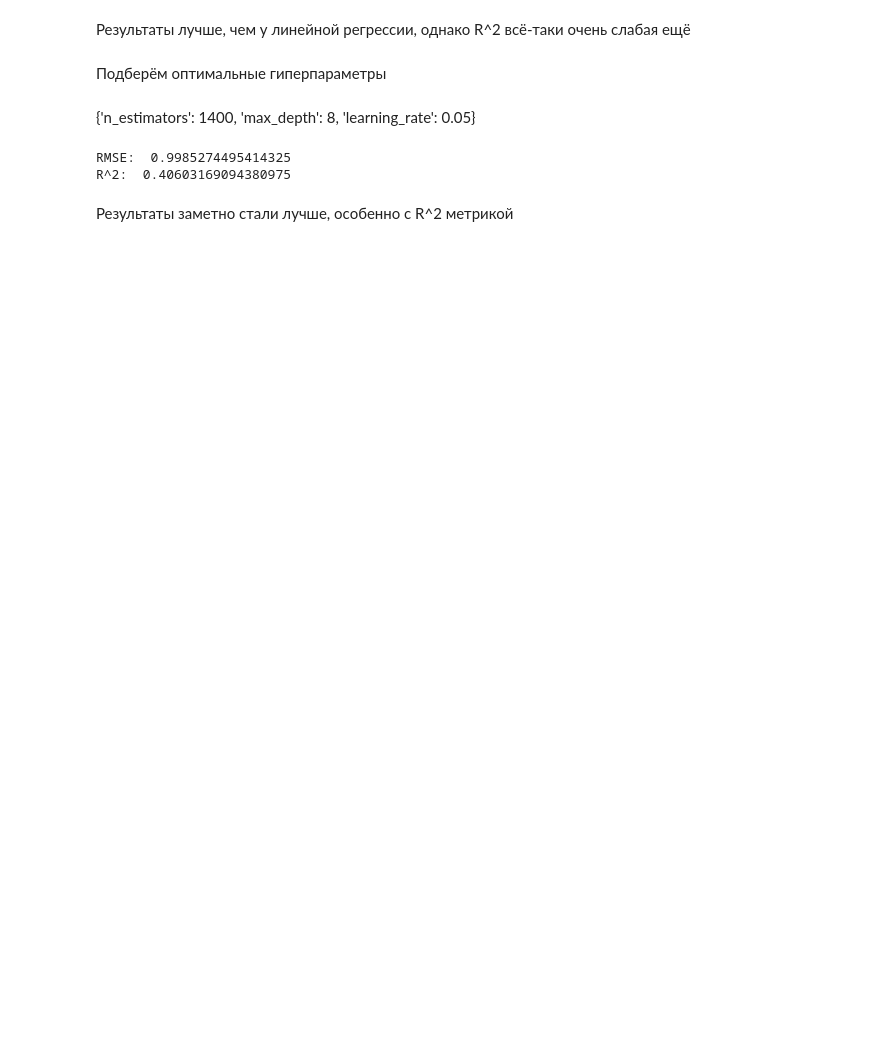
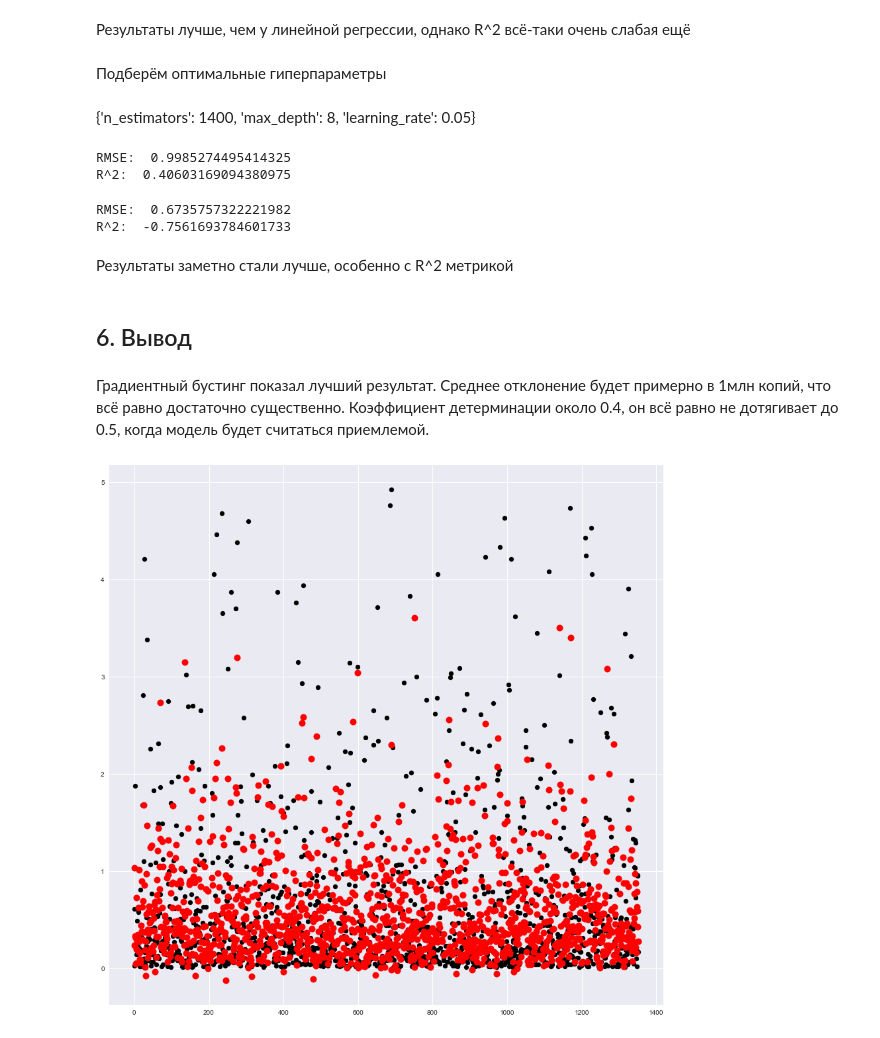
Before and after one commit to Dadypool/DS_project, a Jupyter notebook: Games.ipynb, the cells around one changed output. Saved outputs shown, nothing was run; the diff lists cells and outputs as text; code cells hidden in the pictures; blank space fills up the shorter version.

Commit message:
Updated data selecting

```diff
--- a/Games.ipynb
+++ b/Games.ipynb
@@ -503,10 +483,7 @@ data.reset_index(inplace=True, drop=True)
 num_cols = [
     'Critic_Score',
     'Critic_Count',
-    'User_Score',
-    'User_Count',
     'Year_of_Release',
-    'Fame'
 ]
 
 # Категориальные признаки
@@ -514,14 +491,10 @@ cat_cols = [
     'Platform',
     'Genre',
     'Rating',
-]
-
-# Строковые признаки
-str_cols = [
-    'Name',
+    'Publisher',
     'Developer'
 ]
 
-target_col = 'Global_Sales' # Будем пресказывать только мировые продажи
+target_col = 'Global_Sales' # Будем предсказывать только мировые продажи
 # %% [markdown]
 Закодируем категориальные признаки с помощью one-hot encoding
@@ -668,7 +653,7 @@ R^2:  0.09299571924747818
 # %%
 from catboost import CatBoostRegressor
 # %%
-data_catboost = X.copy()
+data_catboost = data.copy()
 y = data_catboost[target_col]
-X = data_catboost[num_cols+cat_cols_new+str_cols]
-X_train_boost, X_valid_boost, y_train_boost, y_valid_boost = train_test_split(X, y, test_size=.2, random_state=42)
+X = data_catboost[num_cols+cat_cols]
+X_train_boost, X_test_boost, y_train_boost, y_test_boost = train_test_split(X, y, test_size=.2, random_state=42)
@@ -677,8 +660,8 @@ IndexError: only integers, slices (`:`), ellipsis (`...`), numpy.newaxis (`None`
 # %%
-boosting_model = CatBoostRegressor(cat_features=cat_cols_new, text_features=str_cols, silent=True)
+boosting_model = CatBoostRegressor(cat_features=cat_cols, silent=True)
+boosting_model.fit(X_train_boost, y_train_boost)
+y_pred_boost = boosting_model.predict(X_test_boost)
 
-boosting_model.fit(X_train_boost, y_train_boost)
-
-print('RMSE: ', sqrt(mean_squared_error(boosting_model.predict(X_valid_boost), y_valid_boost)))
-print('R^2: ', r2_score(boosting_model.predict(X_valid_boost), y_valid_boost))
+print('RMSE: ', sqrt(mean_squared_error(y_pred_boost, y_test_boost)))
+print('R^2: ', r2_score(y_pred_boost, y_test_boost))
 # %% [output]
@@ -714,5 +697,28 @@ print('R^2: ', r2_score(best_boosting_model.predict(X_valid_boost), y_valid_boos
 # %% [output]
 RMSE:  0.9985274495414325
 R^2:  0.40603169094380975
+# %%
+best_boosting_model = CatBoostRegressor(cat_features=cat_cols, silent=True,
+                                       n_estimators=1400, max_depth=8, learning_rate=0.05)
+best_boosting_model.fit(X_train_boost, y_train_boost)
+y_pred_opt_boost = best_boosting_model.predict(X_test_boost)
+
+print('RMSE: ', sqrt(mean_squared_error(y_pred_opt_boost, y_test_boost)))
+print('R^2: ', r2_score(y_pred_opt_boost, y_test_boost))
+# %% [output]
+RMSE:  0.6735757322221982
+R^2:  -0.7561693784601733
 # %% [markdown]
 Результаты заметно стали лучше, особенно с R^2 метрикой
+# %% [markdown]
+## 6. Вывод
+# %% [markdown]
+Градиентный бустинг показал лучший результат. Среднее отклонение будет примерно в 1млн копий, что всё равно достаточно существенно. Коэффициент детерминации около 0.4, он всё равно не дотягивает до 0.5, когда модель будет считаться приемлемой.
+# %%
+plt.figure(figsize=(15, 15))
+x = range(len(y_test_boost))
+plt.scatter(x, y_test_boost, color="black")
+plt.scatter(x, y_pred_opt_boost, color="red", linewidth=3)
+plt.show()
+# %% [output]
+[figure, added]
```
Also changed, not shown: parts of 51 cells of this notebook.
